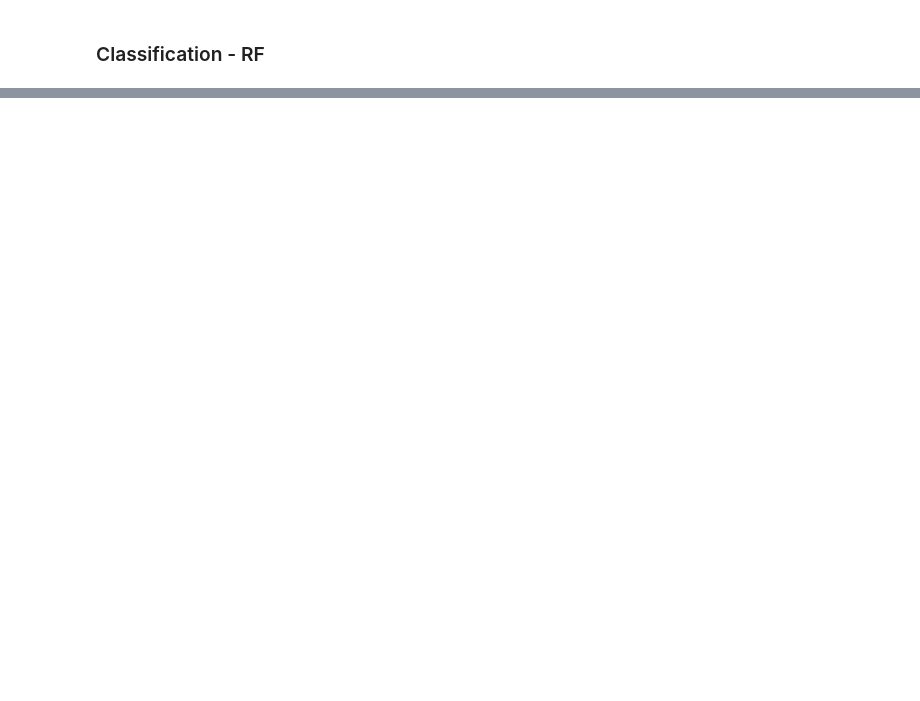
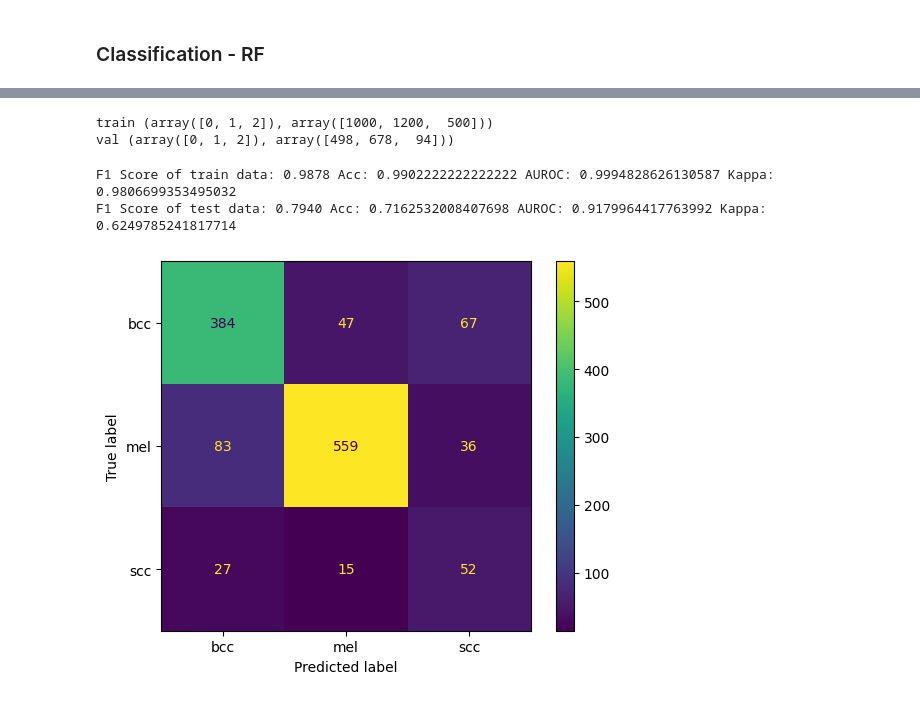
Before and after one commit to cansuyalcinn/skin-lesion-segmentation, a Jupyter notebook: notebooks/three_class_class.ipynb, the cells around one changed output, grey strips where cells are left out. Saved outputs shown, nothing was run; the diff lists cells and outputs as text; code cells hidden in the pictures; blank space fills up the shorter version.

Commit message:
Testing Boosting algorithms

```diff
--- a/notebooks/three_class_class.ipynb
+++ b/notebooks/three_class_class.ipynb
@@ -411,0 +603,12 @@ INFO:root:sklearn.ensemble.RandomForestClassifier.predict: running accelerated v
+# %%
+kappa_scoring = make_scorer(cohen_kappa_score)
+classifier = AdaBoostClassifier(DecisionTreeClassifier(max_depth=2), learning_rate=1)# svm.SVC(class_weight='balanced', probability=True)
+estimators_range = [500, 700, 900]
+param_grid = {'classifier__n_estimators': estimators_range}
+cv = StratifiedKFold(n_splits=10, shuffle=True, random_state=42)
+
+pipe = Pipeline([('scaler', StandardScaler()),('classifier', classifier)])
+grid_search = GridSearchCV(pipe, param_grid, cv=cv, refit = True, verbose = 3, scoring=kappa_scoring, n_jobs=-1)
+grid_search.fit(X_train, y_train)
+
+print("TRAIN- The best parameters are %s with an kappa-score of %0.4f"%(grid_search.best_params_, grid_search.best_score_))
@@ -411,0 +671,38 @@ INFO:root:sklearn.ensemble.RandomForestClassifier.predict: running accelerated v
+# %%
+print('train',np.unique(y_train, return_counts=True))
+print('val', np.unique(y_test, return_counts=True))
+# %% [output]
+train (array([0, 1, 2]), array([1000, 1200,  500]))
+val (array([0, 1, 2]), array([498, 678,  94]))
+# %%
+from sklearn.utils import class_weight
+classes_weights = class_weight.compute_sample_weight(class_weight='balanced', y=y_train)
+
+classifier = XGBClassifier(objective='multi:softprob', max_depth=3, n_jobs=-1) # objective=multi:softprob,
+
+scaler = StandardScaler()
+X_train = scaler.fit_transform(X_train)
+classifier.fit(X_train, y_train, sample_weight=classes_weights) #  sample_weight=classes_weights
+X_test = scaler.transform(X_test)
+
+# scaler = TextureScaler()
+# scaler.fit(X_train)
+# X_train = scaler.transform(X_train)
+# classifier.fit(X_train, y_train, sample_weight=classes_weights)
+# X_test = scaler.transform(X_test)
+# %%
+y_train_predicted = classifier.predict(X_train)
+y_train_pred_prob = classifier.predict_proba(X_train)
+y_test_predicted =  classifier.predict(X_test)
+y_test_pred_prob = classifier.predict_proba(X_test)
+auroc_train = roc_auc_score(y_train, y_train_pred_prob, multi_class='ovr', average='weighted')
+auroc_test = roc_auc_score(y_test, y_test_pred_prob, multi_class='ovr', average='weighted')
+print('F1 Score of train data: %0.4f' %f1_score(y_train,y_train_predicted,average='weighted'), f'Acc: {balanced_accuracy_score(y_train, y_train_predicted,)}', f'AUROC: {auroc_train}', f'Kappa: {cohen_kappa_score(y_train, y_train_predicted)}')
+print('F1 Score of test data: %0.4f' %f1_score(y_test,y_test_predicted,average='weighted'), f'Acc: {balanced_accuracy_score(y_test, y_test_predicted)}', f'AUROC: {auroc_test}', f'Kappa: {cohen_kappa_score(y_test, y_test_predicted)}')
+
+ConfusionMatrixDisplay.from_estimator(classifier, X_test, y_test, display_labels=['bcc', 'mel', 'scc'])
+plt.show()
+# %% [output]
+F1 Score of train data: 0.9878 Acc: 0.9902222222222222 AUROC: 0.9994828626130587 Kappa: 0.9806699353495032
+F1 Score of test data: 0.7940 Acc: 0.7162532008407698 AUROC: 0.9179964417763992 Kappa: 0.6249785241817714
+[figure, added]
```
Also changed, not shown: parts of 35 cells of this notebook, 1 other file.
